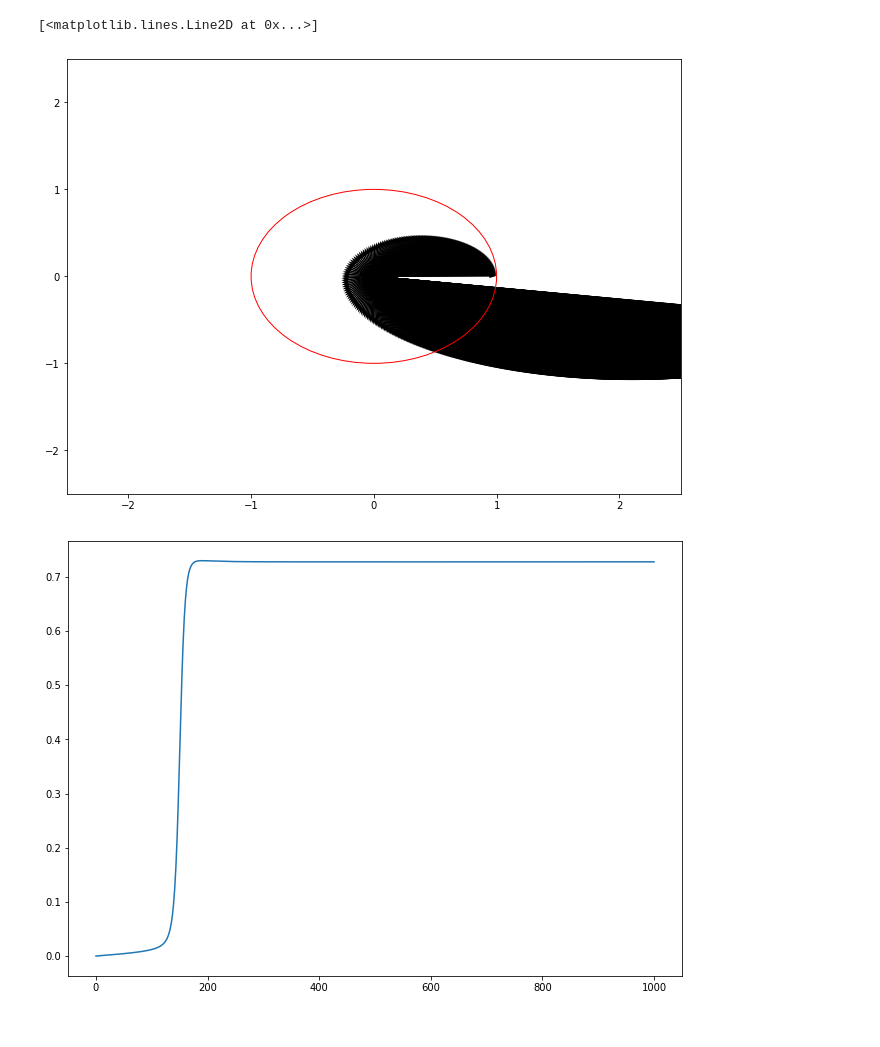
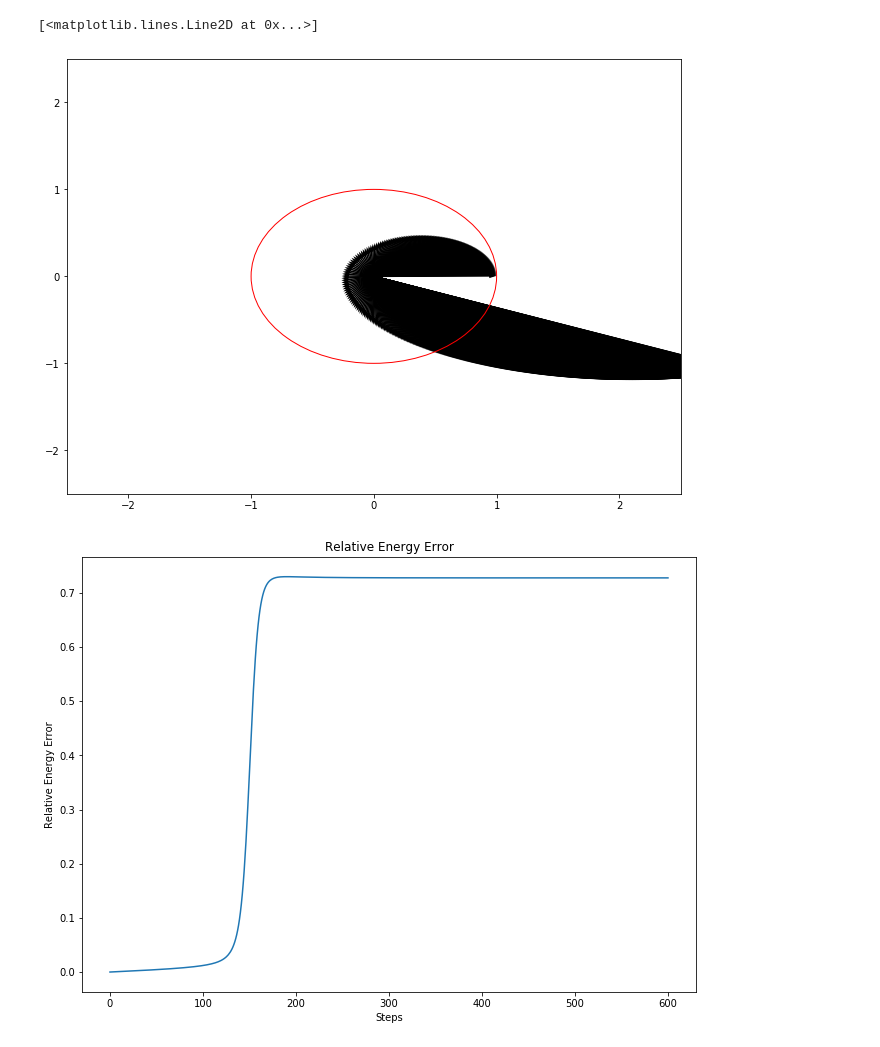
Before and after one commit to nlwach/Comp_Phys_zettel, a Jupyter notebook: Comp_Phys_Zettel/Zettel 2/Zettel_2.ipynb, the cells around one changed output. Cells and saved outputs as stored; diff of their text form; code cells hidden in the pictures.

```diff
--- a/Comp_Phys_Zettel/Zettel 2/Zettel_2.ipynb
+++ b/Comp_Phys_Zettel/Zettel 2/Zettel_2.ipynb
@@ -4,7 +4,7 @@ import numpy as np
 from numpy.linalg import norm
 # %%
 def energy(w, s):
-    return norm(w)**2/2 - 1/norm(s)
+    return norm(w)**2/2 - (1/norm(s))
 
 def energy_error(Energies, E_0):
     rel_E = []
@@ -28,8 +28,8 @@ def calculate(s_0, w_0, h, steps):
     W = []
     E = []
     for i in range(steps):
-        s_i = s_0 + w_0*h
-        w_i = w_0 - (s_0/norm(s_0)**3) * h
+        s_i = s_0 + (w_0*h)
+        w_i = w_0 - ((s_0/norm(s_0)**3) * h)
         W.append(w_i)
         S.append(s_i)
         e = energy(w_i, s_i)
@@ -37,7 +37,7 @@ def calculate(s_0, w_0, h, steps):
         s_0 = s_i
         w_0 = w_i
     x_s, y_s = turn_vectors_into_2_arrays(S)
-    return x_s, y_s, E
+    return x_s, y_s, E, W
 # %%
 w = np.array([0, 1])
 s = np.array([1, 0])
@@ -123,24 +132,27 @@ plt.scatter(x_s, y_s, c="gray", marker=".")
 # %%
 w = np.array([0, 0.6])
 s = np.array([1, 0])
-steps =
+steps = 600
 stepsize = 0.01
 
 plt.figure(figsize=(11,8))
 
-x_s, y_s, E = calculate(s, w, stepsize, steps)
+x_s, y_s, E, W = calculate(s, w, stepsize, steps)
+
 rel_E_err = energy_error(E, energy(w,s))
-delta_t = np.linspace(0.001, 1)
 zero = np.zeros(len(x_s))
 plt.xlim(-2.5, 2.5)
 plt.ylim(-2.5, 2.5)
 plt.quiver(zero, zero, x_s, y_s, scale=1, angles="xy", scale_units="xy")
 plt.gca().add_artist(plt.Circle((0, 0), 1, fill=False, color="r"))
-#plt.show()
+
 steps_array = np.linspace(0, steps, steps)
 plt.figure(figsize=(11,8))
+plt.title("Relative Energy Error")
+plt.ylabel("Relative Energy Error")
+plt.xlabel("Steps")
 plt.plot(steps_array, rel_E_err)
 # %% [output]
 [<matplotlib.lines.Line2D at 0x...>]
-[figure, old version]
+[figure, new version]
-[figure, old version]
+[figure, new version]
```
Also changed, not shown: parts of 9 cells of this notebook, 1 other file.
